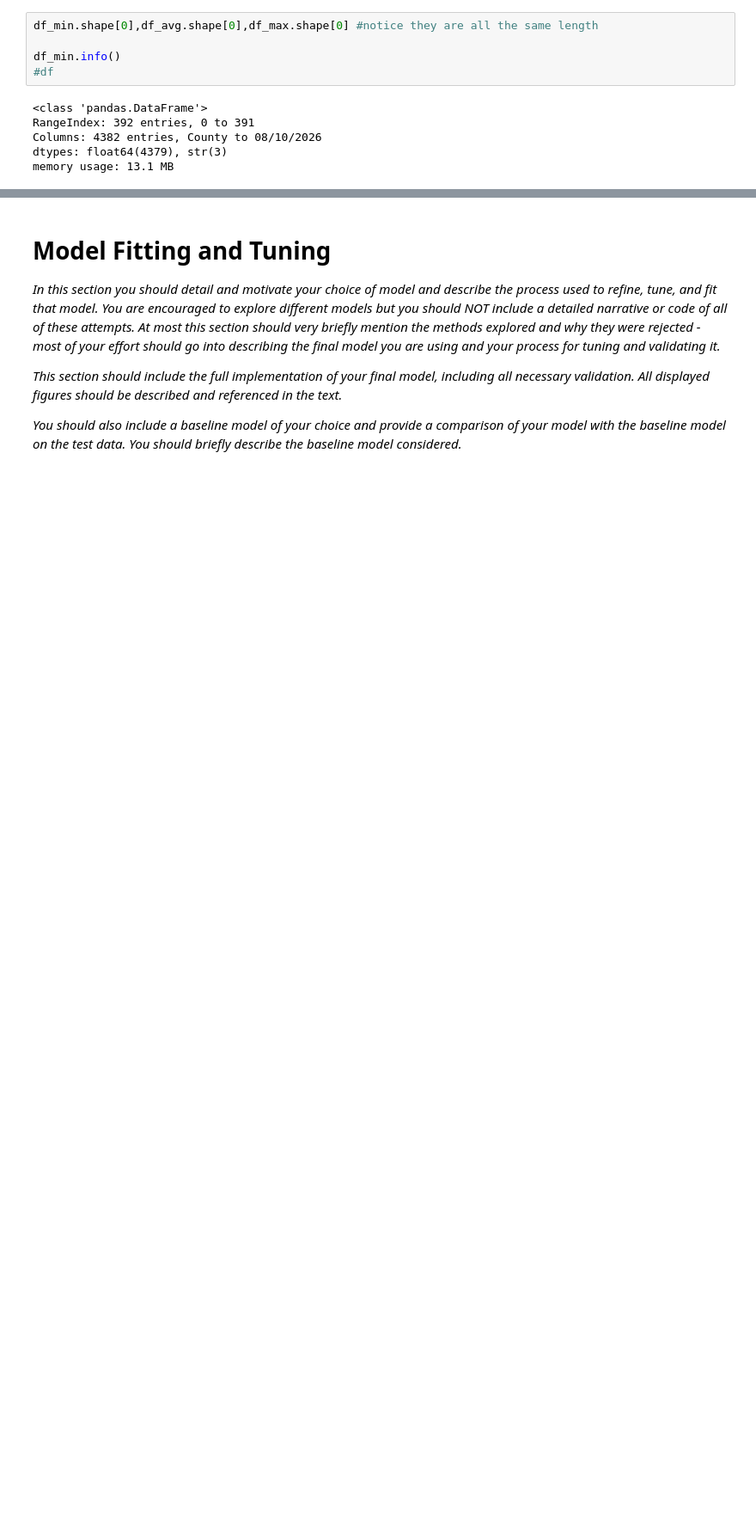
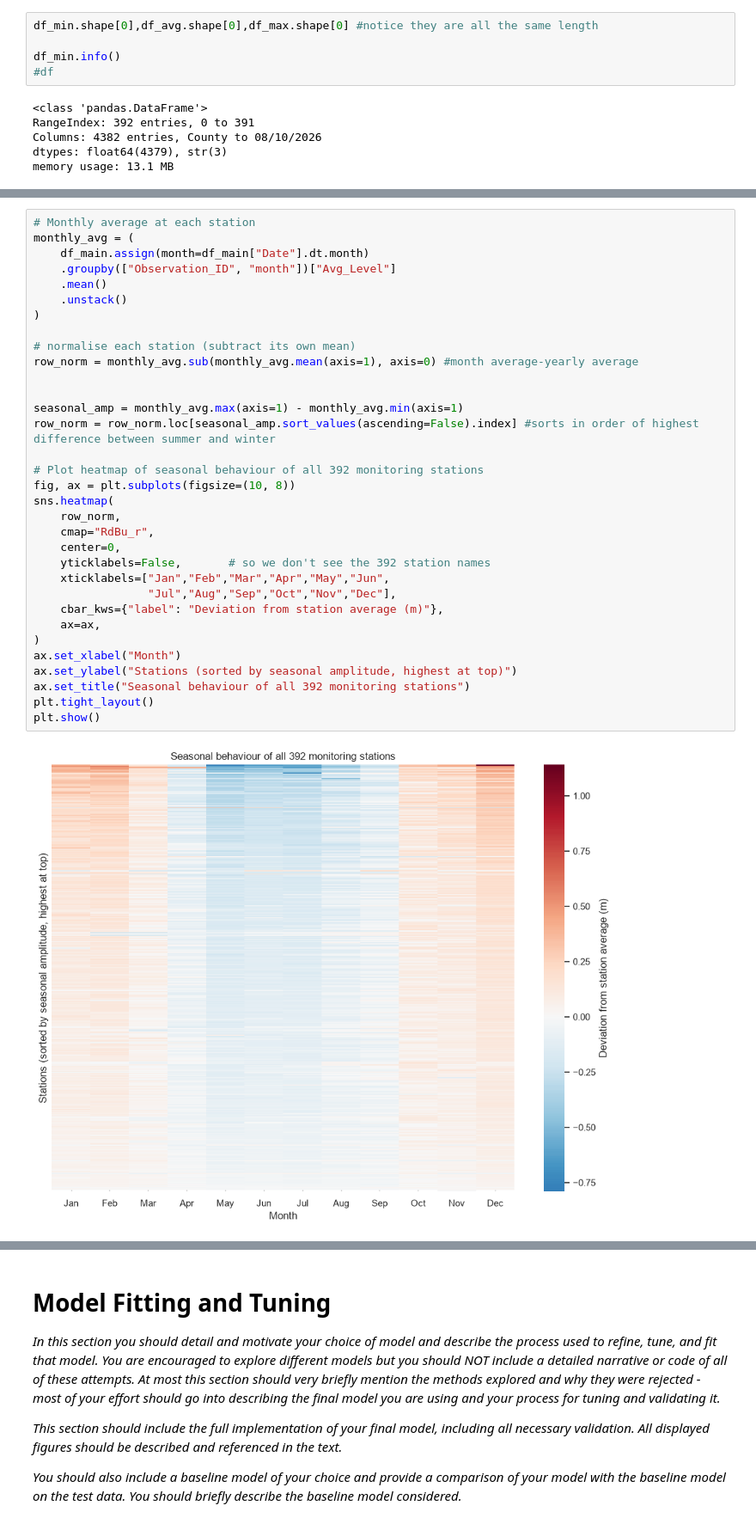
Before and after one commit to Finnmc3/ML-Project, a Jupyter notebook: Data and notebook/project.ipynb, the cells around one changed output, grey strips where cells are left out. Shown at 86% size. Saved outputs shown, nothing was run; the diff lists cells and outputs as text; blank space fills up the shorter version.

```diff
--- a/Data and notebook/project.ipynb
+++ b/Data and notebook/project.ipynb
@@ -133,0 +247,35 @@ memory usage: 72.7 MB
+# %%
+# Monthly average at each station
+monthly_avg = (
+    df_main.assign(month=df_main["Date"].dt.month)
+    .groupby(["Observation_ID", "month"])["Avg_Level"]
+    .mean()
+    .unstack()
+)
+
+# normalise each station (subtract its own mean)
+row_norm = monthly_avg.sub(monthly_avg.mean(axis=1), axis=0) #month average-yearly average
+
+
+seasonal_amp = monthly_avg.max(axis=1) - monthly_avg.min(axis=1)
+row_norm = row_norm.loc[seasonal_amp.sort_values(ascending=False).index] #sorts in order of highest difference between summer and winter
+
+# Plot heatmap of seasonal behaviour of all 392 monitoring stations
+fig, ax = plt.subplots(figsize=(10, 8))
+sns.heatmap(
+    row_norm,
+    cmap="RdBu_r",
+    center=0,
+    yticklabels=False,       # so we don't see the 392 station names
+    xticklabels=["Jan","Feb","Mar","Apr","May","Jun",
+                 "Jul","Aug","Sep","Oct","Nov","Dec"],
+    cbar_kws={"label": "Deviation from station average (m)"},
+    ax=ax,
+)
+ax.set_xlabel("Month")
+ax.set_ylabel("Stations (sorted by seasonal amplitude, highest at top)")
+ax.set_title("Seasonal behaviour of all 392 monitoring stations")
+plt.tight_layout()
+plt.show()
+# %% [output]
+[figure, added]
```
Also changed, not shown: parts of 9 cells of this notebook.
